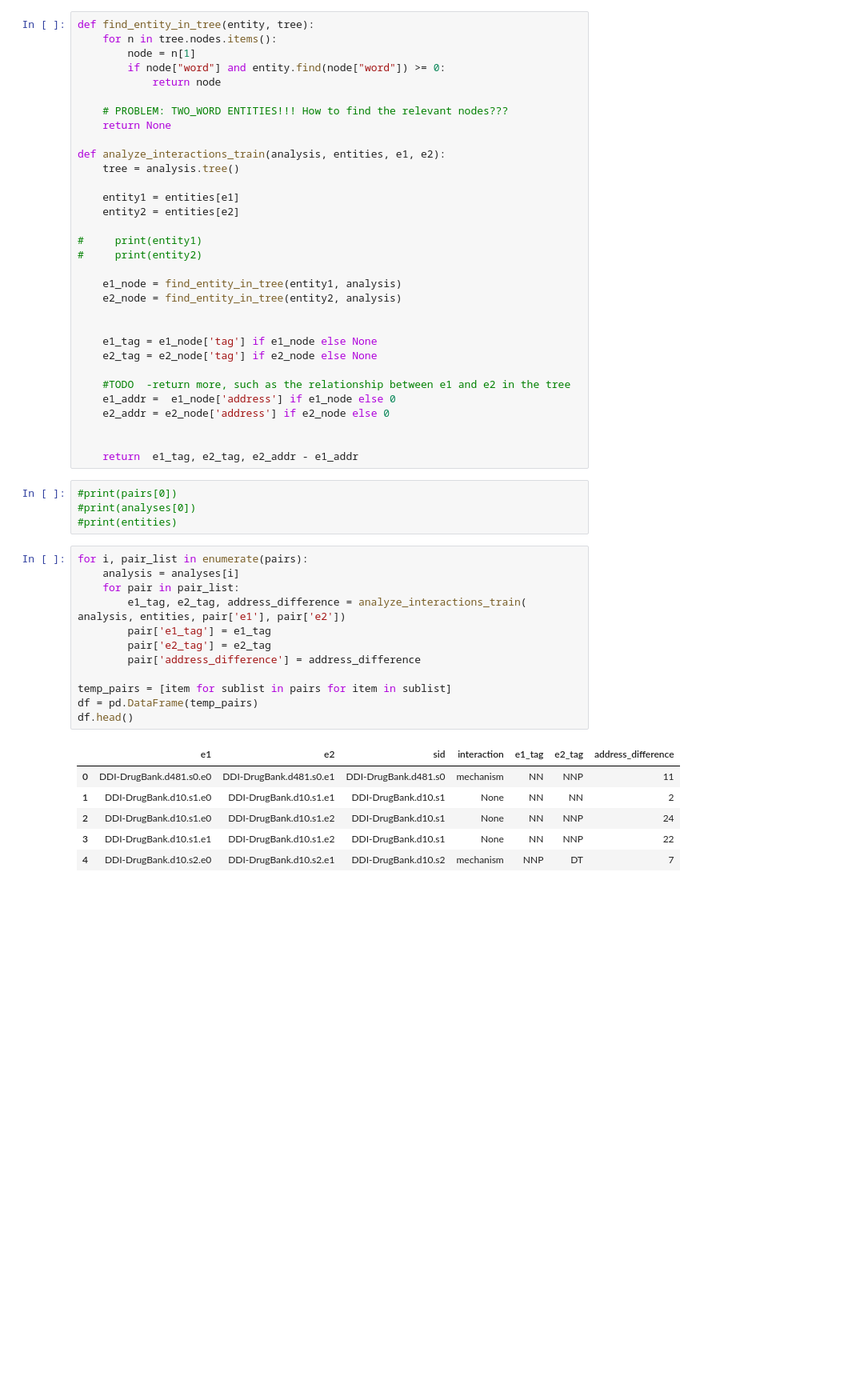
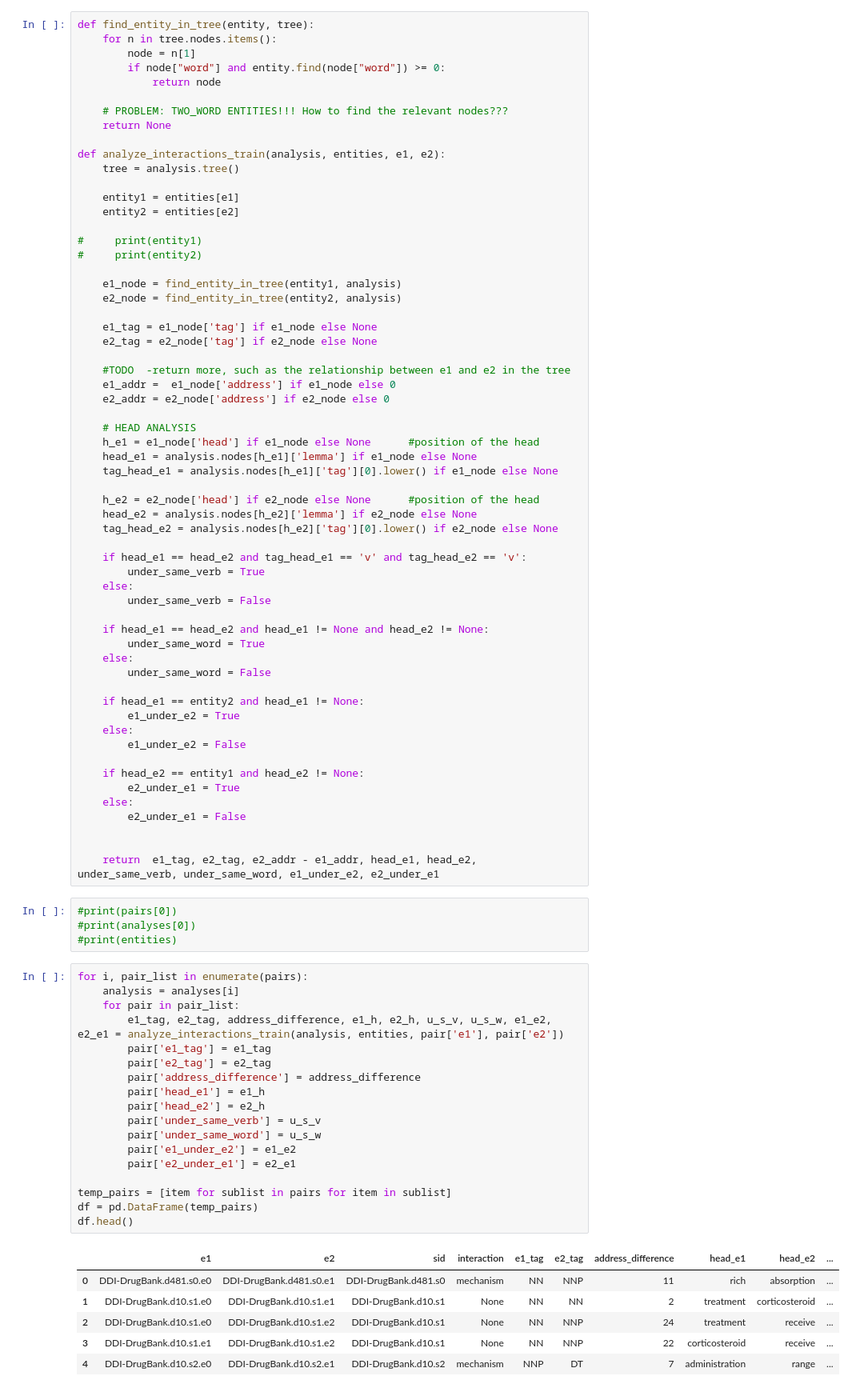
Before and after one commit to mponsclo/Advanced_Human_Language_Technologies, a Jupyter notebook: 2. DDI/EDA.ipynb, the cells around one changed output. Shown: that part at 80% size. Drawn from its saved outputs; the diff is of its cells as text; blank space fills up the shorter version.

Commit message:
head analysis

```diff
--- a/2. DDI/EDA.ipynb
+++ b/2. DDI/EDA.ipynb
@@ -162,7 +162,6 @@ def analyze_interactions_train(analysis, entities, e1, e2):
     e1_node = find_entity_in_tree(entity1, analysis)
     e2_node = find_entity_in_tree(entity2, analysis)
 
-
     e1_tag = e1_node['tag'] if e1_node else None
     e2_tag = e2_node['tag'] if e2_node else None
 
@@ -170,8 +169,37 @@ def analyze_interactions_train(analysis, entities, e1, e2):
     e1_addr =  e1_node['address'] if e1_node else 0
     e2_addr = e2_node['address'] if e2_node else 0
 
+    # HEAD ANALYSIS
+    h_e1 = e1_node['head'] if e1_node else None      #position of the head
+    head_e1 = analysis.nodes[h_e1]['lemma'] if e1_node else None
+    tag_head_e1 = analysis.nodes[h_e1]['tag'][0].lower() if e1_node else None
 
-    return  e1_tag, e2_tag, e2_addr - e1_addr
+    h_e2 = e2_node['head'] if e2_node else None      #position of the head
+    head_e2 = analysis.nodes[h_e2]['lemma'] if e2_node else None
+    tag_head_e2 = analysis.nodes[h_e2]['tag'][0].lower() if e2_node else None
+
+    if head_e1 == head_e2 and tag_head_e1 == 'v' and tag_head_e2 == 'v':
+        under_same_verb = True
+    else:
+        under_same_verb = False
+
+    if head_e1 == head_e2 and head_e1 != None and head_e2 != None:
+        under_same_word = True
+    else:
+        under_same_word = False
+
+    if head_e1 == entity2 and head_e1 != None:
+        e1_under_e2 = True
+    else:
+        e1_under_e2 = False
+
+    if head_e2 == entity1 and head_e2 != None:
+        e2_under_e1 = True
+    else:
+        e2_under_e1 = False
+
+
+    return  e1_tag, e2_tag, e2_addr - e1_addr, head_e1, head_e2, under_same_verb, under_same_word, e1_under_e2, e2_under_e1
 # %%
 #print(pairs[0])
 #print(analyses[0])
@@ -179,19 +207,25 @@ def analyze_interactions_train(analysis, entities, e1, e2):
 # %%
 for i, pair_list in enumerate(pairs):
     analysis = analyses[i]
     for pair in pair_list:
-        e1_tag, e2_tag, address_difference = analyze_interactions_train( analysis, entities, pair['e1'], pair['e2'])
+        e1_tag, e2_tag, address_difference, e1_h, e2_h, u_s_v, u_s_w, e1_e2, e2_e1 = analyze_interactions_train(analysis, entities, pair['e1'], pair['e2'])
         pair['e1_tag'] = e1_tag
         pair['e2_tag'] = e2_tag
         pair['address_difference'] = address_difference
+        pair['head_e1'] = e1_h
+        pair['head_e2'] = e2_h
+        pair['under_same_verb'] = u_s_v
+        pair['under_same_word'] = u_s_w
+        pair['e1_under_e2'] = e1_e2
+        pair['e2_under_e1'] = e2_e1
 
 temp_pairs = [item for sublist in pairs for item in sublist]
 df = pd.DataFrame(temp_pairs)
 df.head()
 # %% [output]
-|  | e1 | e2 | sid | interaction | e1_tag | e2_tag | address_difference |
-| 0 | DDI-DrugBank.d481.s0.e0 | DDI-DrugBank.d481.s0.e1 | DDI-DrugBank.d481.s0 | mechanism | NN | NNP | 11 |
-| 1 | DDI-DrugBank.d10.s1.e0 | DDI-DrugBank.d10.s1.e1 | DDI-DrugBank.d10.s1 | None | NN | NN | 2 |
-| 2 | DDI-DrugBank.d10.s1.e0 | DDI-DrugBank.d10.s1.e2 | DDI-DrugBank.d10.s1 | None | NN | NNP | 24 |
-| 3 | DDI-DrugBank.d10.s1.e1 | DDI-DrugBank.d10.s1.e2 | DDI-DrugBank.d10.s1 | None | NN | NNP | 22 |
-| 4 | DDI-DrugBank.d10.s2.e0 | DDI-DrugBank.d10.s2.e1 | DDI-DrugBank.d10.s2 | mechanism | NNP | DT | 7 |
+|  | e1 | e2 | sid | interaction | e1_tag | e2_tag | address_difference | head_e1 | head_e2 | ... |
+| 0 | DDI-DrugBank.d481.s0.e0 | DDI-DrugBank.d481.s0.e1 | DDI-DrugBank.d481.s0 | mechanism | NN | NNP | 11 | rich | absorption | ... |
+| 1 | DDI-DrugBank.d10.s1.e0 | DDI-DrugBank.d10.s1.e1 | DDI-DrugBank.d10.s1 | None | NN | NN | 2 | treatment | corticosteroid | ... |
+| 2 | DDI-DrugBank.d10.s1.e0 | DDI-DrugBank.d10.s1.e2 | DDI-DrugBank.d10.s1 | None | NN | NNP | 24 | treatment | receive | ... |
+| 3 | DDI-DrugBank.d10.s1.e1 | DDI-DrugBank.d10.s1.e2 | DDI-DrugBank.d10.s1 | None | NN | NNP | 22 | corticosteroid | receive | ... |
+| 4 | DDI-DrugBank.d10.s2.e0 | DDI-DrugBank.d10.s2.e1 | DDI-DrugBank.d10.s2 | mechanism | NNP | DT | 7 | administration | range | ... |
```
Also changed, not shown: parts of 9 cells of this notebook.
